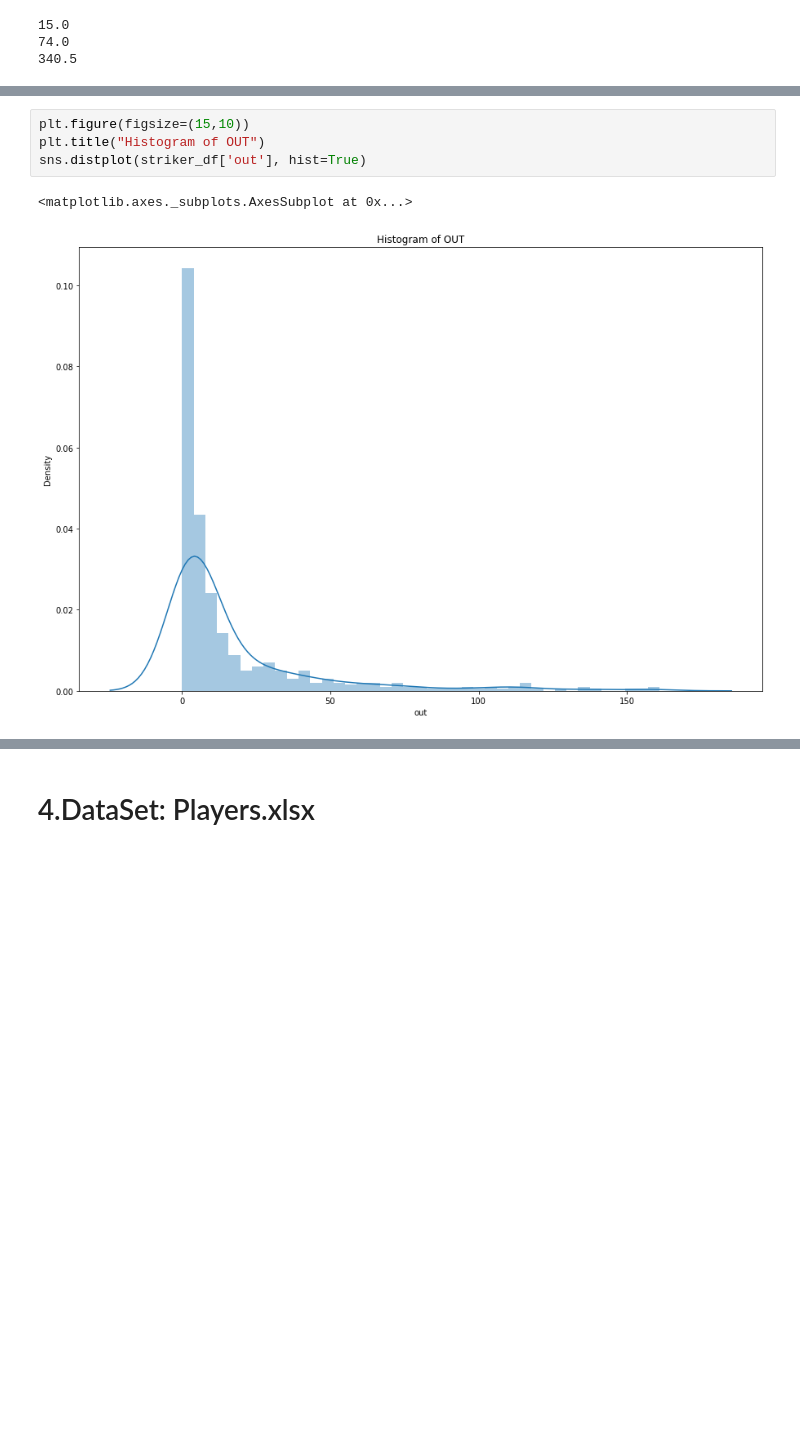
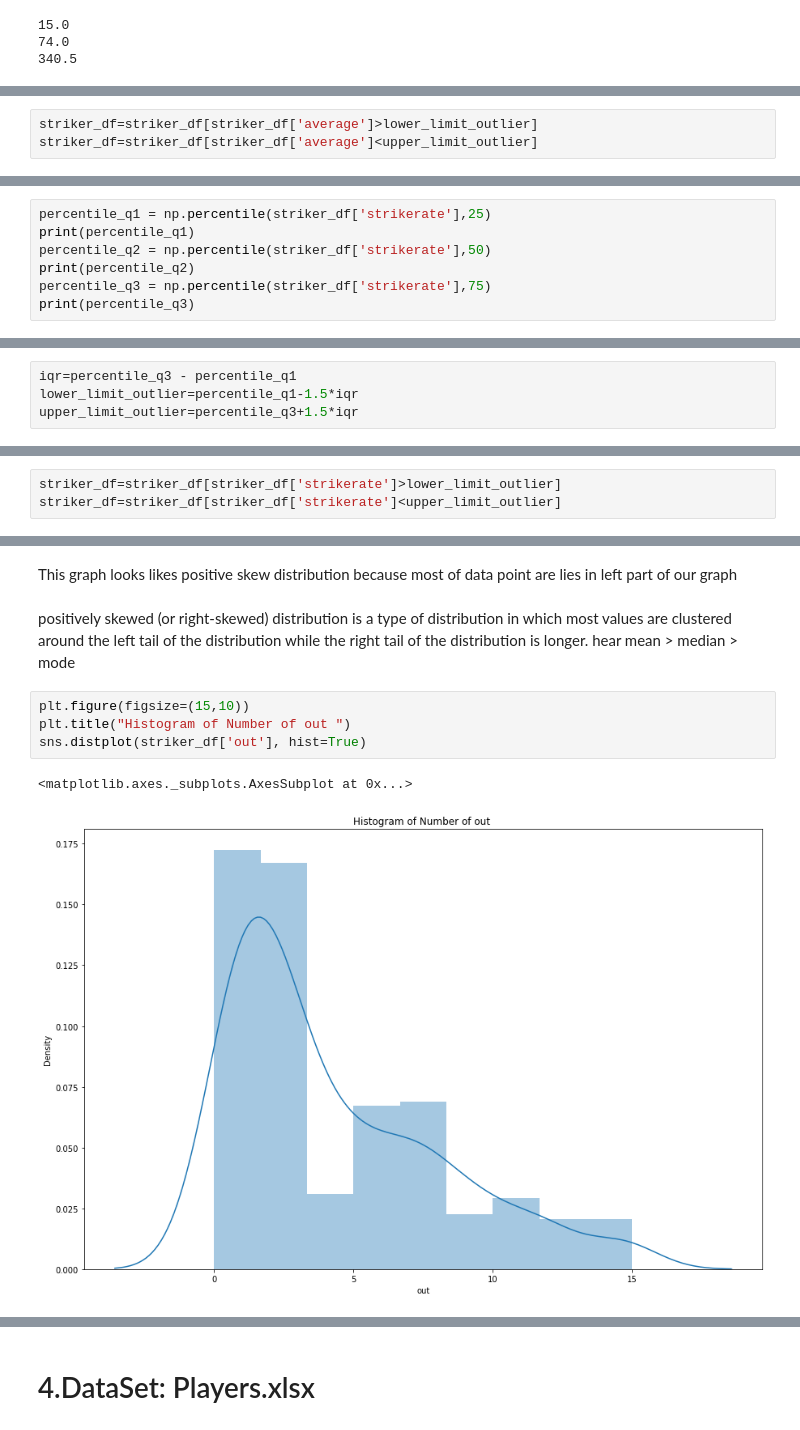
Before and after one commit to hrushikeshsahu19/IPL-data-analysis, a Jupyter notebook: Hrushikesh_Sahu_Team_3_Capstone_Project.ipynb, the cells around one changed output, grey strips where cells are left out. Drawn from its saved outputs; the diff is of its cells as text; blank space fills up the shorter version.

```diff
--- a/Hrushikesh_Sahu_Team_3_Capstone_Project.ipynb
+++ b/Hrushikesh_Sahu_Team_3_Capstone_Project.ipynb
@@ -742,0 +867,3 @@ Name: total_runs, Length: 516, dtype: bool
+# %%
+striker_df=striker_df[striker_df['average']>lower_limit_outlier]
+striker_df=striker_df[striker_df['average']<upper_limit_outlier]
@@ -742,0 +877,7 @@ Name: total_runs, Length: 516, dtype: bool
+# %%
+percentile_q1 = np.percentile(striker_df['strikerate'],25)
+print(percentile_q1)
+percentile_q2 = np.percentile(striker_df['strikerate'],50)
+print(percentile_q2)
+percentile_q3 = np.percentile(striker_df['strikerate'],75)
+print(percentile_q3)
@@ -742,0 +888,4 @@ Name: total_runs, Length: 516, dtype: bool
+# %%
+iqr=percentile_q3 - percentile_q1
+lower_limit_outlier=percentile_q1-1.5*iqr
+upper_limit_outlier=percentile_q3+1.5*iqr
@@ -742,0 +898,3 @@ Name: total_runs, Length: 516, dtype: bool
+# %%
+striker_df=striker_df[striker_df['strikerate']>lower_limit_outlier]
+striker_df=striker_df[striker_df['strikerate']<upper_limit_outlier]
@@ -777,7 +960,11 @@ iqr_total_runs = q75 - q25
+# %% [markdown]
+This graph looks likes positive skew distribution because most of data point are lies in left part of our graph
+# %% [markdown]
+positively skewed (or right-skewed) distribution is a type of distribution in which most values are clustered around the left tail of the distribution while the right tail of the distribution is longer. hear  mean > median > mode
 # %%
 plt.figure(figsize=(15,10))
-plt.title("Histogram of OUT")
+plt.title("Histogram of Number of out ")
 sns.distplot(striker_df['out'], hist=True)
 # %% [output]
 <matplotlib.axes._subplots.AxesSubplot at 0x...>
-[figure, old version]
+[figure, new version]
```
Also changed, not shown: parts of 99 cells of this notebook.
